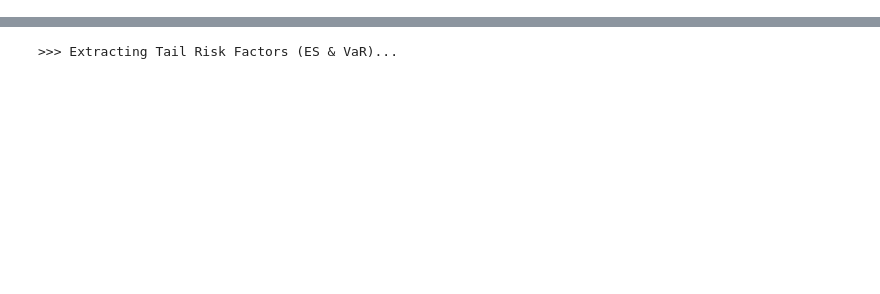
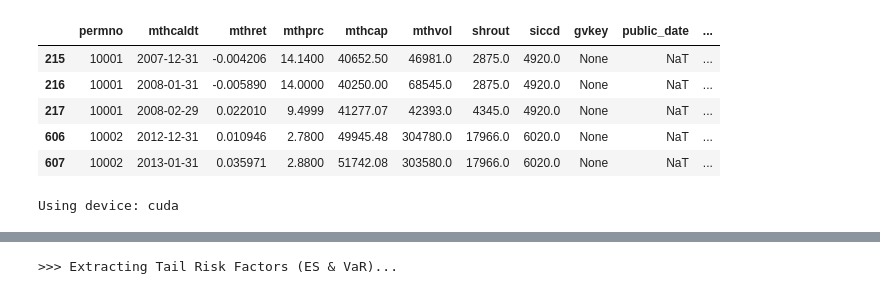
Before and after one commit to damonuc/PricingTailRisk_MDN, a Jupyter notebook: 2MDN_kaggle_N_fine_tune.ipynb, the cells around one changed output, grey strips where cells are left out. Drawn from its saved outputs; the diff is of its cells as text; code cells hidden in the pictures; blank space fills up the shorter version.

```diff
--- a/2MDN_kaggle_N_fine_tune.ipynb
+++ b/2MDN_kaggle_N_fine_tune.ipynb
@@ -68,0 +100,74 @@ Downloading mdndata-1990.zip to /content/mdndata
+# %%
+micro_df[micro_df['public_date'].isna()].head(5)
+# %% [output]
+|  | permno | mthcaldt | mthret | mthprc | mthcap | mthvol | shrout | siccd | gvkey | public_date | ... |
+| 215 | 10001 | 2007-12-31 | -0.004206 | 14.1400 | 40652.50 | 46981.0 | 2875.0 | 4920.0 | None | NaT | ... |
+| 216 | 10001 | 2008-01-31 | -0.005890 | 14.0000 | 40250.00 | 68545.0 | 2875.0 | 4920.0 | None | NaT | ... |
+| 217 | 10001 | 2008-02-29 | 0.022010 | 9.4999 | 41277.07 | 42393.0 | 4345.0 | 4920.0 | None | NaT | ... |
+| 606 | 10002 | 2012-12-31 | 0.010946 | 2.7800 | 49945.48 | 304780.0 | 17966.0 | 6020.0 | None | NaT | ... |
+| 607 | 10002 | 2013-01-31 | 0.035971 | 2.8800 | 51742.08 | 303580.0 | 17966.0 | 6020.0 | None | NaT | ... |
+# %%
+import pandas as pd
+import numpy as np
+import sqlite3
+import os
+import torch
+import torch.nn as nn
+import torch.optim as optim
+from torch.utils.data import DataLoader, TensorDataset
+import json
+import copy
+import warnings
+import random
+import time
+from datetime import datetime
+from scipy.stats import t      # 🌟 换成 t 分布
+from scipy.optimize import brentq
+from tqdm import tqdm
+from scipy.stats import norm
+
+warnings.filterwarnings('ignore')
+
+# ==========================================
+# 全局随机种子锁死函数
+# ==========================================
+def seed_everything(seed=42):
+    """
+    全局锁死随机种子，确保深度学习模型的绝对可复现性
+    """
+    # 1. 锁死 Python 内置随机库
+    random.seed(seed)
+
+    # 2. 锁死 Python 哈希表的随机化 (保证字典遍历顺序一致)
+    os.environ['PYTHONHASHSEED'] = str(seed)
+
+    # 3. 锁死 Numpy 随机种子
+    np.random.seed(seed)
+
+    # 4. 锁死 PyTorch CPU 随机种子
+    torch.manual_seed(seed)
+
+    # 5. 锁死 PyTorch GPU 随机种子
+    if torch.cuda.is_available():
+        torch.cuda.manual_seed(seed)
+        torch.cuda.manual_seed_all(seed) # 如果你有双卡/多卡
+
+        # 【极其关键】锁死 CuDNN 底层算法的随机性
+        # 注意：设置为 True 可能会略微牺牲一点点 GPU 训练速度，但为了发论文复现，这是必须的！
+        torch.backends.cudnn.deterministic = True
+        torch.backends.cudnn.benchmark = False
+
+    print(f"Global seed set to {seed} to ensure reproducibility.")
+
+# ==========================================
+# 0. 自动设备检测
+# ==========================================
+if torch.cuda.is_available():
+    device = torch.device("cuda")
+elif torch.backends.mps.is_available():
+    device = torch.device("mps")
+else:
+    device = torch.device("cpu")
+print(f"Using device: {device}")
+# %% [output]
+Using device: cuda
```
Also changed, not shown: parts of 17 cells of this notebook, 3 other files.
